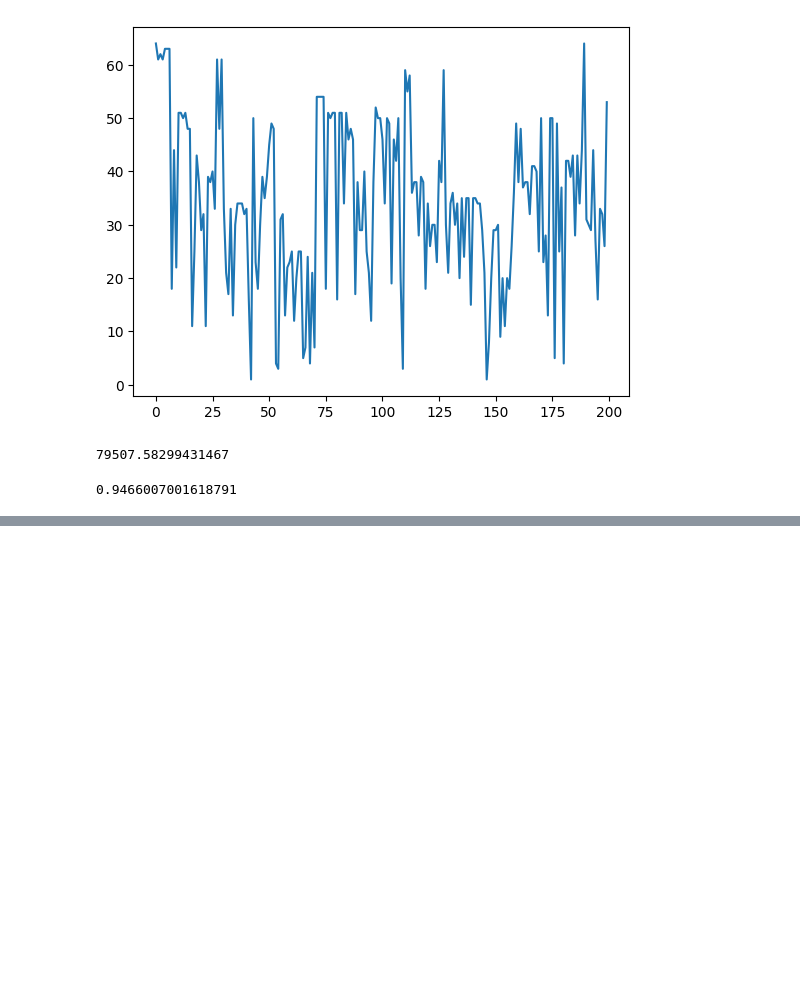
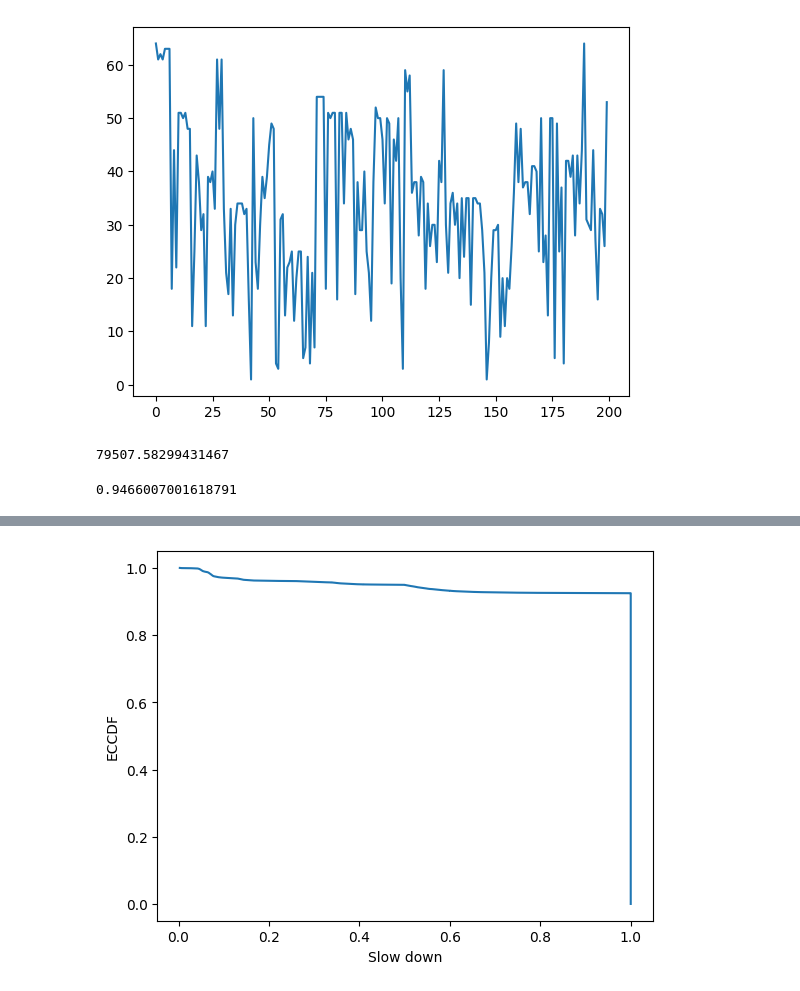
Before and after one commit to MaviVestini/DataCenters, a Jupyter notebook: Challenge2.ipynb, the cells around one changed output, grey strips where cells are left out. Drawn from its saved outputs; the diff is of its cells as text; code cells hidden in the pictures; blank space fills up the shorter version.

```diff
--- a/Challenge2.ipynb
+++ b/Challenge2.ipynb
@@ -374,0 +355,8 @@ controllo = test_data.groupby('Job_ID').size().reset_index(name='C')
+# %%
+ecdf_Service_time = ECDF(Q.Slow_down)
+plt.plot(ecdf_Service_time.x, 1 - ecdf_Service_time.y)
+plt.xlabel('Slow down')
+plt.ylabel('ECCDF')
+plt.show()
+# %% [output]
+[figure, added]
```
Also changed, not shown: parts of 8 cells of this notebook.
